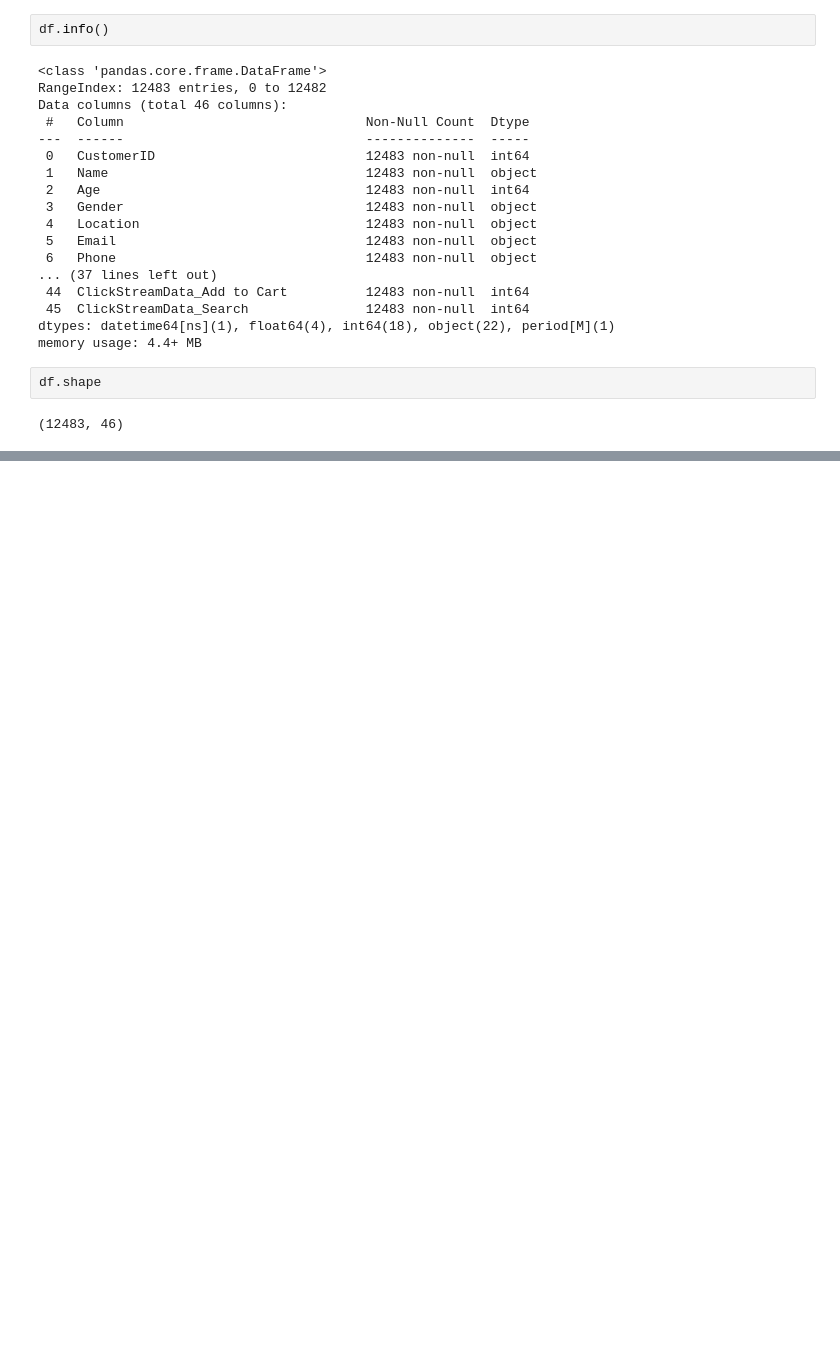
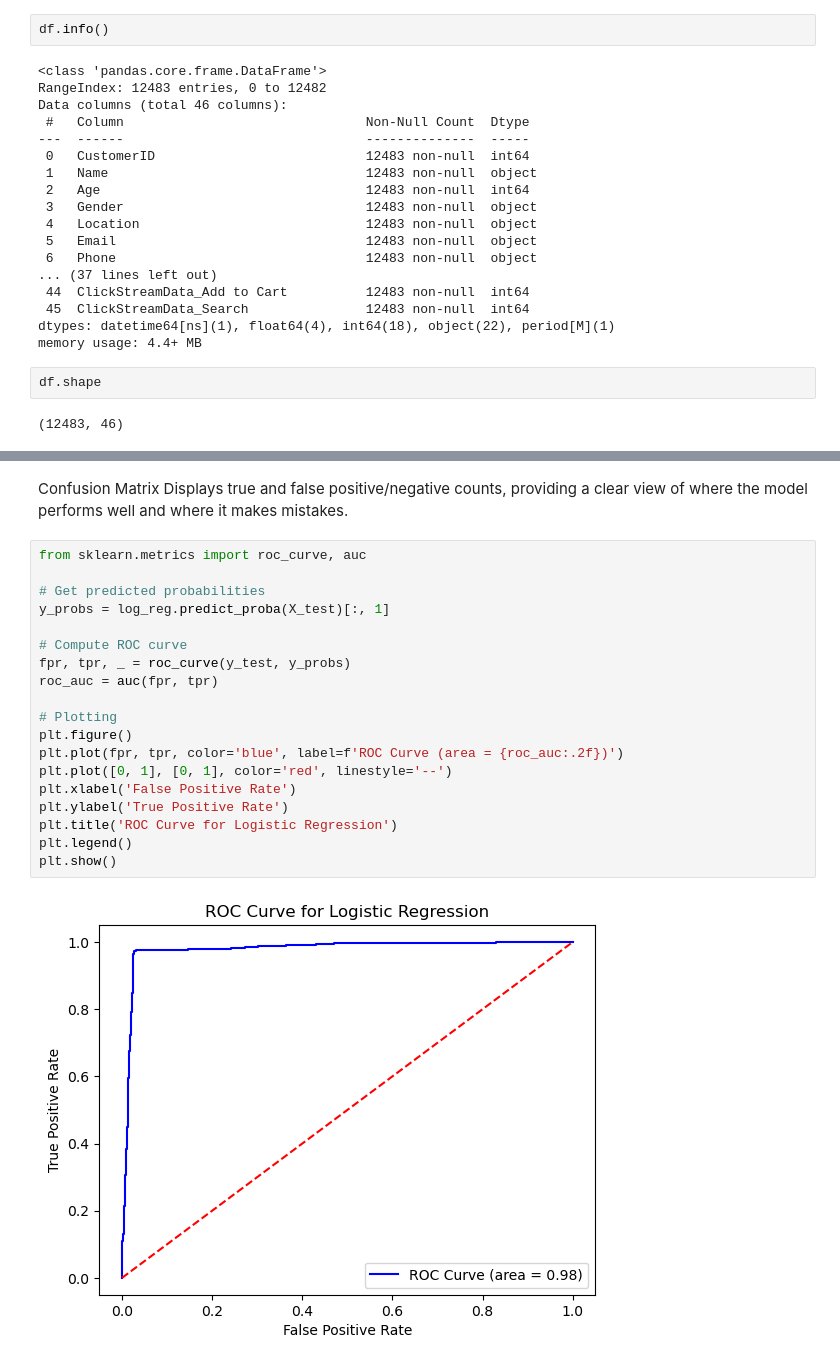
Before and after one commit to joachinhimself/Customer-Churn-Analysis, a Jupyter notebook: Notebook/Customer Churn.ipynb, the cells around one changed output, grey strips where cells are left out. Drawn from its saved outputs; the diff is of its cells as text; blank space fills up the shorter version.

```diff
--- a/Notebook/Customer Churn.ipynb
+++ b/Notebook/Customer Churn.ipynb
@@ -1138,0 +1144,24 @@ F1 Score
+# %% [markdown]
+Confusion Matrix
+Displays true and false positive/negative counts, providing a clear view of where the model performs well and where it makes mistakes.
+# %%
+from sklearn.metrics import roc_curve, auc
+
+# Get predicted probabilities
+y_probs = log_reg.predict_proba(X_test)[:, 1]
+
+# Compute ROC curve
+fpr, tpr, _ = roc_curve(y_test, y_probs)
+roc_auc = auc(fpr, tpr)
+
+# Plotting
+plt.figure()
+plt.plot(fpr, tpr, color='blue', label=f'ROC Curve (area = {roc_auc:.2f})')
+plt.plot([0, 1], [0, 1], color='red', linestyle='--')
+plt.xlabel('False Positive Rate')
+plt.ylabel('True Positive Rate')
+plt.title('ROC Curve for Logistic Regression')
+plt.legend()
+plt.show()
+# %% [output]
+[figure, added]
```
Also changed, not shown: parts of 82 cells of this notebook.
